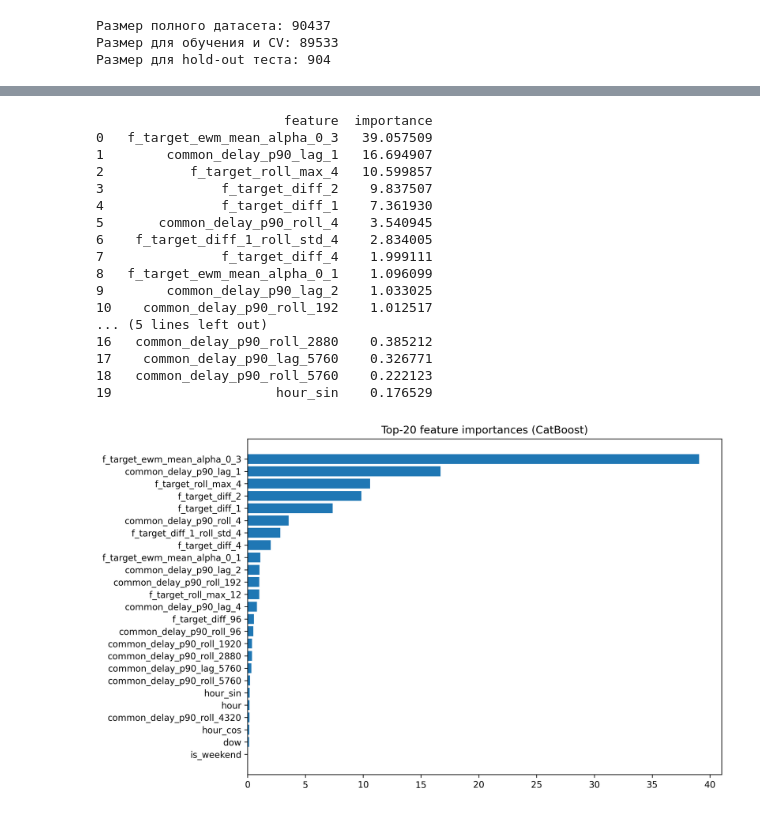
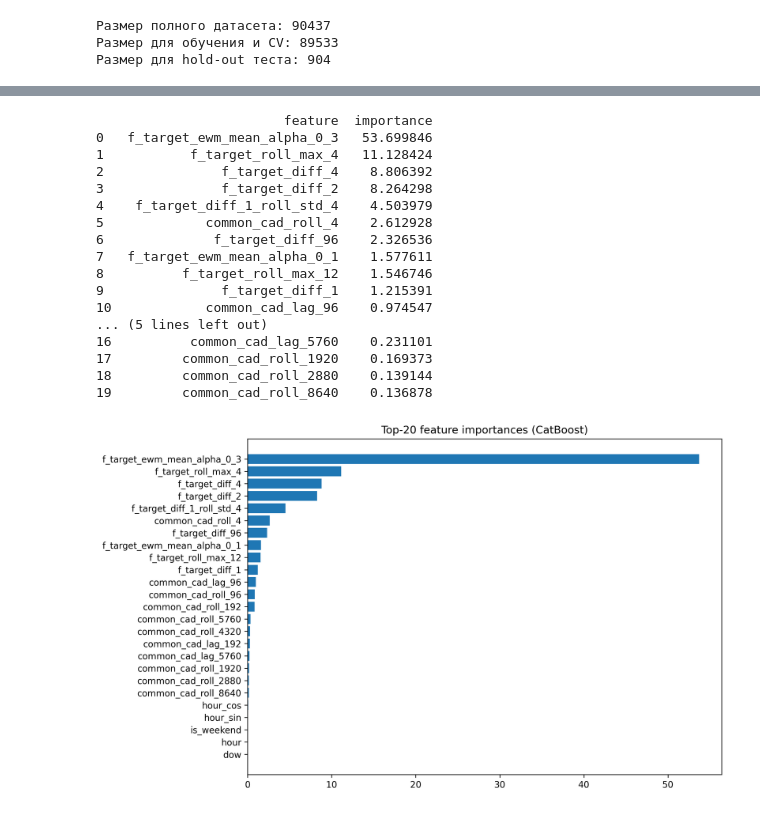
Before and after one commit to nikborovets/realtime_anomaly_analytics, a Jupyter notebook: catboost_recursive_cad.ipynb, the cells around one changed output, grey strips where cells are left out. Cells and saved outputs as stored; diff of their text form; code cells hidden in the pictures.

```diff
--- a/catboost_recursive_cad.ipynb
+++ b/catboost_recursive_cad.ipynb
@@ -318,41 +355,41 @@ MAE by day:
 # %%
 # model = loaded_model
-feat_names = model.model.feature_names_        # ← то, что CatBoost запомнил
-importances = model.model.get_feature_importance(type='FeatureImportance')
+feat_names = final_model.model.feature_names_        # ← то, что CatBoost запомнил
+importances = final_model.model.get_feature_importance(type='FeatureImportance')
 
 # в один датафрейм
 imp_df = (pd.DataFrame({"feature": feat_names,
                         "importance": importances})
             .sort_values(by="importance", ascending=False)
             .reset_index(drop=True))
 
 print(imp_df.head(20))
 # ---------------------------------------------------
 #  топ-20 на графике
 # ---------------------------------------------------
 plt.figure(figsize=(10,6))
 plt.barh(imp_df.feature[::-1],
          imp_df.importance[::-1])
 # plt.barh(imp_df.feature.head(20)[::-1],
 #          imp_df.importance.head(20)[::-1])
 plt.title("Top-20 feature importances (CatBoost)")
 plt.tight_layout(); plt.show()
 # %% [output]
                         feature  importance
-0   f_target_ewm_mean_alpha_0_3   39.057509
-1        common_delay_p90_lag_1   16.694907
-2           f_target_roll_max_4   10.599857
-3               f_target_diff_2    9.837507
-4               f_target_diff_1    7.361930
-5       common_delay_p90_roll_4    3.540945
-6    f_target_diff_1_roll_std_4    2.834005
-7               f_target_diff_4    1.999111
-8   f_target_ewm_mean_alpha_0_1    1.096099
-9        common_delay_p90_lag_2    1.033025
-10    common_delay_p90_roll_192    1.012517
+0   f_target_ewm_mean_alpha_0_3   53.699846
+1           f_target_roll_max_4   11.128424
+2               f_target_diff_4    8.806392
+3               f_target_diff_2    8.264298
+4    f_target_diff_1_roll_std_4    4.503979
+5             common_cad_roll_4    2.612928
+6              f_target_diff_96    2.326536
+7   f_target_ewm_mean_alpha_0_1    1.577611
+8          f_target_roll_max_12    1.546746
+9               f_target_diff_1    1.215391
+10            common_cad_lag_96    0.974547
 ... (5 lines left out)
-16   common_delay_p90_roll_2880    0.385212
-17    common_delay_p90_lag_5760    0.326771
-18   common_delay_p90_roll_5760    0.222123
-19                     hour_sin    0.176529
+16          common_cad_lag_5760    0.231101
+17         common_cad_roll_1920    0.169373
+18         common_cad_roll_2880    0.139144
+19         common_cad_roll_8640    0.136878
-[figure, old version]
+[figure, new version]
```
Also changed, not shown: parts of 6 cells of this notebook.
